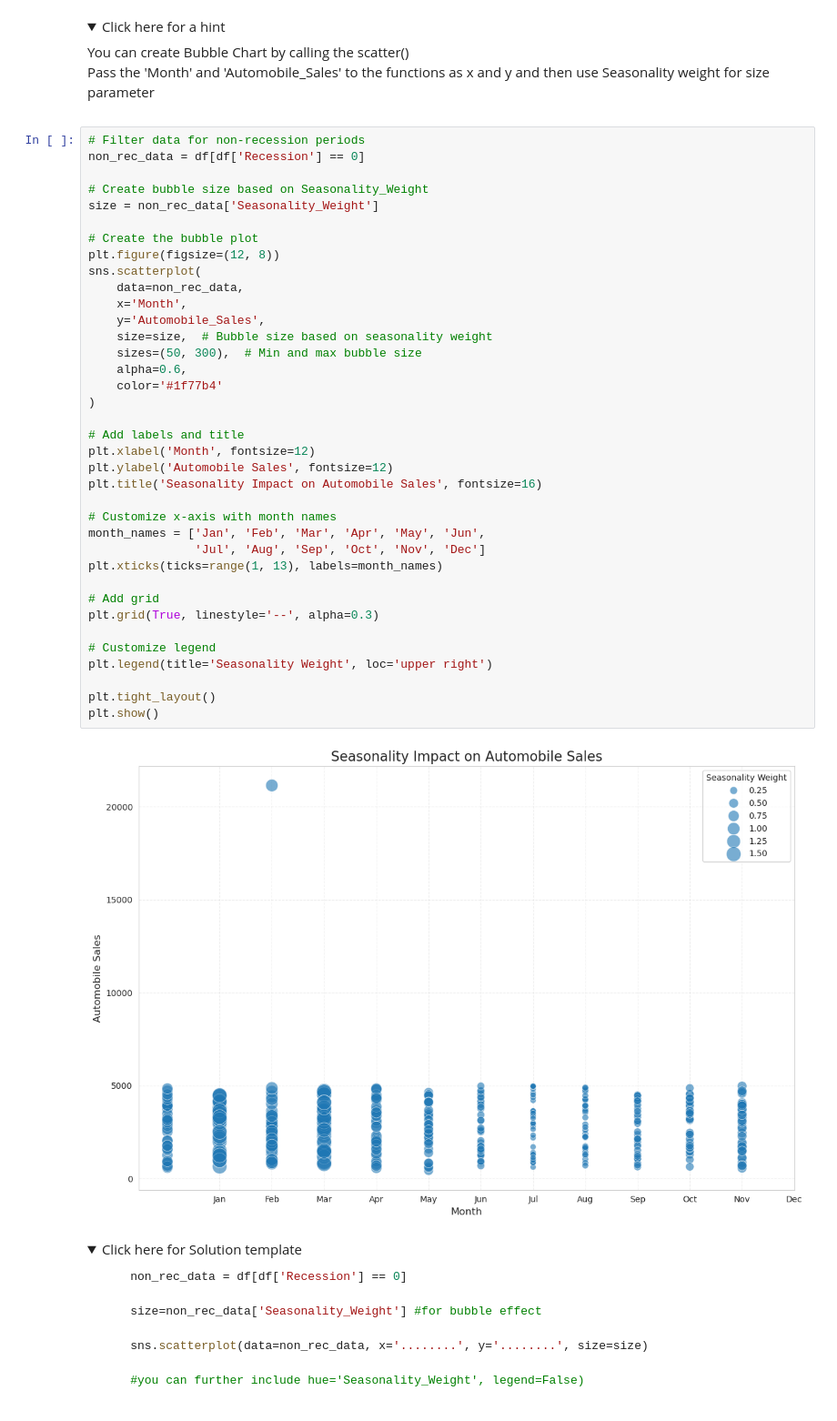
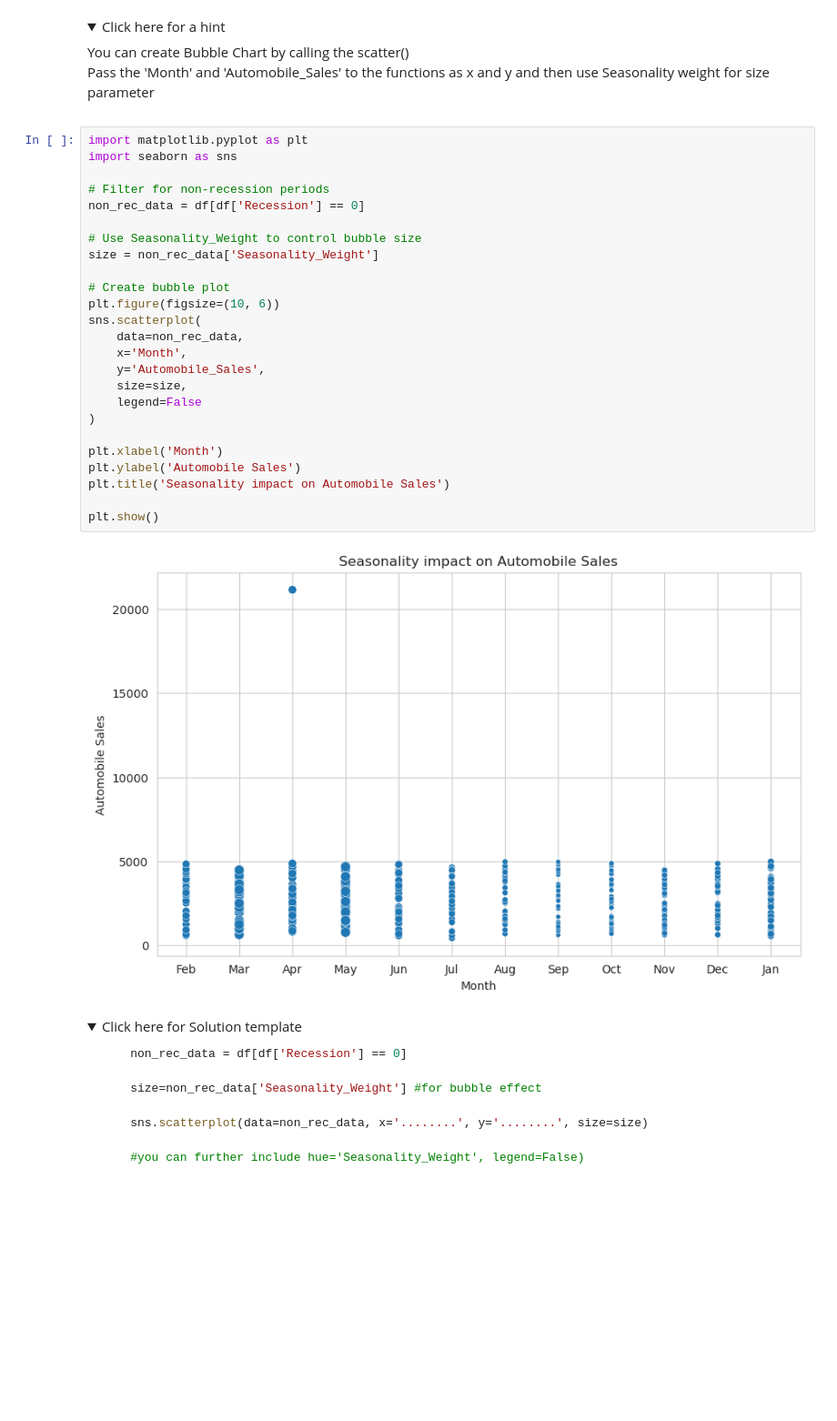
Before and after one commit to brianmatute011/dspc-ibm, a Jupyter notebook: python-for-data-visualization/part I/DV0101EN-Final-Assignment-Part1-v2.ipynb, the cells around one changed output. Shown at 91% size. Drawn from its saved outputs; the diff is of its cells as text; folded sections open; blank space fills up the shorter version.

```diff
--- a/python-for-data-visualization/part I/DV0101EN-Final-Assignment-Part1-v2.ipynb
+++ b/python-for-data-visualization/part I/DV0101EN-Final-Assignment-Part1-v2.ipynb
@@ -606,44 +614,32 @@ Title this plot as 'Seasonality impact on Automobile Sales'
         <br>Pass the 'Month' and 'Automobile_Sales' to the functions as x and y and then use Seasonality weight for size parameter</p>
 </details>
 # %%
-# Filter data for non-recession periods
+import matplotlib.pyplot as plt
+import seaborn as sns
+
+# Filter for non-recession periods
 non_rec_data = df[df['Recession'] == 0]
 
-# Create bubble size based on Seasonality_Weight
+# Use Seasonality_Weight to control bubble size
 size = non_rec_data['Seasonality_Weight']
 
-# Create the bubble plot
-plt.figure(figsize=(12, 8))
+# Create bubble plot
+plt.figure(figsize=(10, 6))
 sns.scatterplot(
     data=non_rec_data,
     x='Month',
     y='Automobile_Sales',
-    size=size,  # Bubble size based on seasonality weight
-    sizes=(50, 300),  # Min and max bubble size
-    alpha=0.6,
-    color='#1f77b4'
+    size=size,
+    legend=False
 )
 
-# Add labels and title
-plt.xlabel('Month', fontsize=12)
-plt.ylabel('Automobile Sales', fontsize=12)
-plt.title('Seasonality Impact on Automobile Sales', fontsize=16)
+plt.xlabel('Month')
+plt.ylabel('Automobile Sales')
+plt.title('Seasonality impact on Automobile Sales')
 
-# Customize x-axis with month names
-month_names = ['Jan', 'Feb', 'Mar', 'Apr', 'May', 'Jun',
-               'Jul', 'Aug', 'Sep', 'Oct', 'Nov', 'Dec']
-plt.xticks(ticks=range(1, 13), labels=month_names)
-
-# Add grid
-plt.grid(True, linestyle='--', alpha=0.3)
-
-# Customize legend
-plt.legend(title='Seasonality Weight', loc='upper right')
-
-plt.tight_layout()
 plt.show()
 # %% [output]
-[figure, old version]
+[figure, new version]
 # %% [markdown]
 <details>
 <summary>Click here for Solution template</summary>
```
Also changed, not shown: parts of 11 cells of this notebook, 6 other files.
